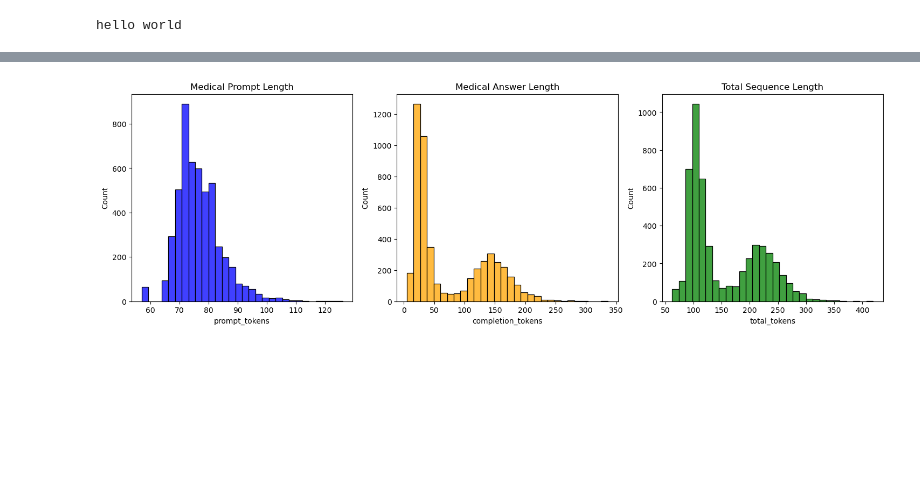
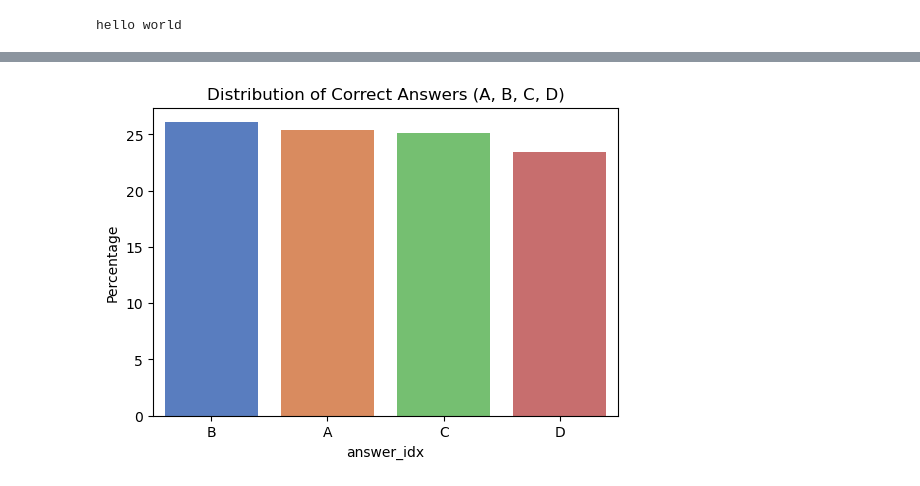
Before and after one commit to ozgur-coban/confidence-driven-lora, a Jupyter notebook: notebooks/eda_gsm8k.ipynb, the cells around one changed output, grey strips where cells are left out. Cells and saved outputs as stored; diff of their text form; code cells hidden in the pictures; blank space fills up the shorter version.

Commit message:
feat:add GBaker/MedQA-USMLE-4-options dataset

```diff
--- a/notebooks/eda_gsm8k.ipynb
+++ b/notebooks/eda_gsm8k.ipynb
@@ -202,7 +202,9 @@ def run_codealpaca_eda(model_id: str = "meta-llama/Meta-Llama-3.1-8B-Instruct"):
     plt.show()
 
 
-def run_medical_eda(model_id: str = "meta-llama/Meta-Llama-3.1-8B-Instruct"):
+def run_medical_meadow_flashcards_eda(
+    model_id: str = "meta-llama/Meta-Llama-3.1-8B-Instruct",
+):
 
     print("1. Loading Medical Dataset and Tokenizer...")
 
@@ -351,8 +353,99 @@ def run_medical_eda(model_id: str = "meta-llama/Meta-Llama-3.1-8B-Instruct"):
     plt.show()
 
 
+def run_medqa_eda(model_id: str = "meta-llama/Meta-Llama-3.1-8B-Instruct"):
+    print("1. Loading MedQA Dataset and Tokenizer...")
+    dataset = load_dataset("GBaker/MedQA-USMLE-4-options", split="train")
+    df = dataset.to_pandas()
+    tokenizer = AutoTokenizer.from_pretrained(model_id)
+
+    print("\n2. Analyzing Answer Distribution (Class Imbalance)...")
+    answer_counts = df["answer_idx"].value_counts(normalize=True) * 100
+    print("Answer Option Distribution (%):")
+    print(answer_counts)
+
+    plt.figure(figsize=(6, 4))
+    sns.barplot(x=answer_counts.index, y=answer_counts.values, palette="muted")
+    plt.title("Distribution of Correct Answers (A, B, C, D)")
+    plt.ylabel("Percentage")
+    plt.show()
+
+    print("\n3. Calculating Token Length Distributions...")
+
+    def calculate_medqa_lengths(row):
+        question = str(row.get("question", "")).strip()
+        options = row.get("options", {})
+
+        options_list = []
+        for letter in ["A", "B", "C", "D"]:
+            if letter in options:
+                options_list.append(f"{letter}) {options[letter]}")
+        options_str = "\n".join(options_list)
+
+        input_text = f"{question}\n\nOptions:\n{options_str}"
+
+        messages = [
+            {
+                "role": "system",
+                "content": "You are a medical expert taking the USMLE board exam. Read the clinical vignette and options carefully. Output ONLY the single letter of the correct answer (A, B, C, or D). Do not provide any explanation.",
+            },
+            {"role": "user", "content": input_text},
+            {"role": "assistant", "content": str(row.get("answer_idx", "")).strip()},
+        ]
+
+        full_text = tokenizer.apply_chat_template(messages, tokenize=False)
+        total_tokens = len(tokenizer.encode(full_text))
+
+        prompt_text = tokenizer.apply_chat_template(messages[:2], tokenize=False)
+        prompt_tokens = len(tokenizer.encode(prompt_text))
+
+        return pd.Series([prompt_tokens, (total_tokens - prompt_tokens), total_tokens])
+
+    # Sample to speed up tokenization
+    sample_df = df.sample(n=min(5000, len(df)), random_state=42).copy()
+    sample_df[["prompt_tokens", "completion_tokens", "total_tokens"]] = sample_df.apply(
+        calculate_medqa_lengths, axis=1
+    )
+
+    print("\nToken Length Percentiles:")
+    print(
+        sample_df[["prompt_tokens", "completion_tokens", "total_tokens"]].describe(
+            percentiles=[0.50, 0.90, 0.95, 0.99]
+        )
+    )
+
+    print("\n4. Plotting Token Distributions...")
+    fig, axes = plt.subplots(1, 3, figsize=(18, 5))
+    sns.histplot(
+        sample_df["prompt_tokens"], bins=50, ax=axes[0], color="blue"
+    ).set_title("Prompt Token Length")
+    sns.histplot(
+        sample_df["completion_tokens"], bins=50, ax=axes[1], color="orange"
+    ).set_title("Completion Token Length (~1)")
+    sns.histplot(
+        sample_df["total_tokens"], bins=50, ax=axes[2], color="green"
+    ).set_title("Total Sequence Length")
+    plt.tight_layout()
+    plt.show()
+
+    print("\n5. Medical Vocabulary Analysis (Router Prep)...")
+    vectorizer = CountVectorizer(stop_words="english", max_features=25)
+    word_counts = vectorizer.fit_transform(df["question"].astype(str)).sum(axis=0)
+    words_freq = [
+        (word, word_counts[0, idx]) for word, idx in vectorizer.vocabulary_.items()
+    ]
+    words_freq = sorted(words_freq, key=lambda x: x[1], reverse=True)
+
+    words, counts = zip(*words_freq)
+    plt.figure(figsize=(10, 8))
+    sns.barplot(x=list(counts), y=list(words), palette="magma")
+    plt.title("Top 25 Informative Words in USMLE Vignettes")
+    plt.show()
+
+
 if __name__ == "__main__":
     # run_gsm8k_eda()
     # run_codealpaca_eda()
-    run_medical_eda()
+    # run_medical_meadow_flashcards_eda()
+    run_medqa_eda()
 # %% [output]
@@ -377 +464 @@ max       126.000000         336.000000    419.000000
-[figure, old version]
+[figure, new version]
```
Also changed, not shown: parts of 1 cell of this notebook, 3 other files.
